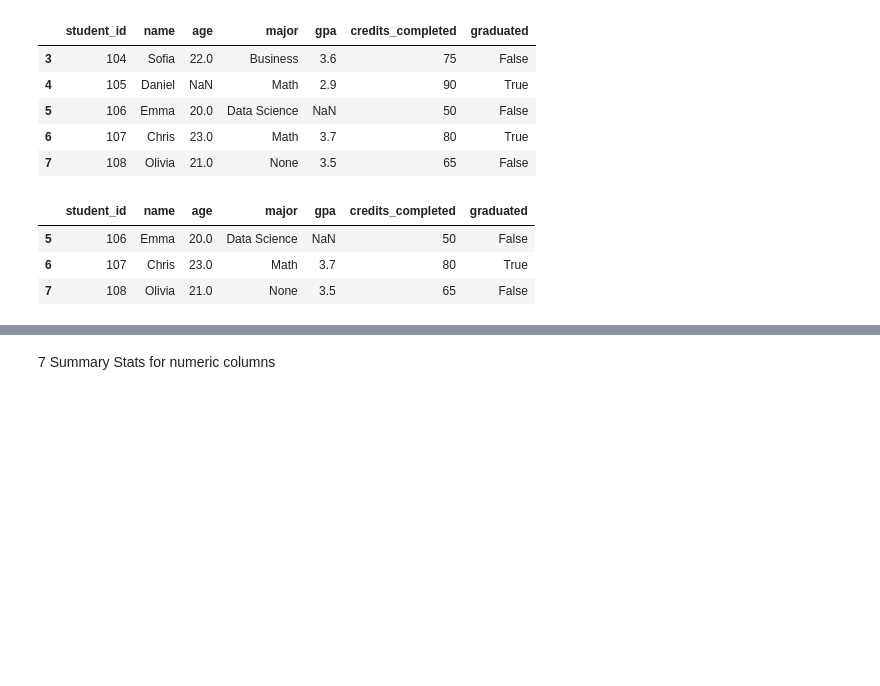
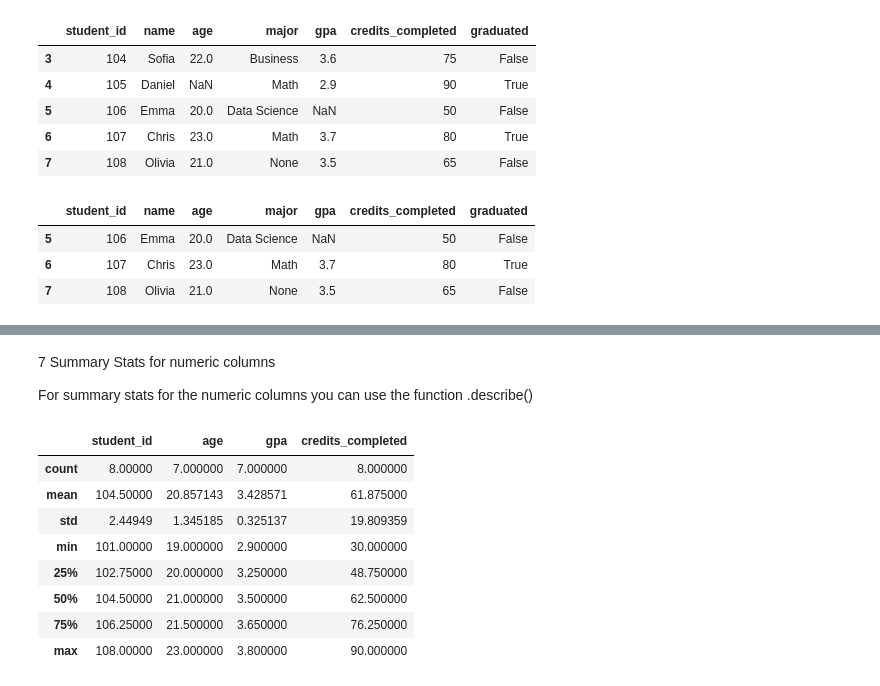
Before and after one commit to JoshPatNava/Exploratory_Data_Analysis, a Jupyter notebook: Dataset_Overview/dataset_overview.ipynb, the cells around one changed output, grey strips where cells are left out. Saved outputs shown, nothing was run; the diff lists cells and outputs as text; code cells hidden in the pictures; blank space fills up the shorter version.

```diff
--- a/Dataset_Overview/dataset_overview.ipynb
+++ b/Dataset_Overview/dataset_overview.ipynb
@@ -98,4 +156,19 @@ over_df.tail(3)
 # %% [markdown]
 7 Summary Stats for numeric columns
+
+For summary stats for the numeric columns you can use the function .describe()
+# %%
+# Check the summary stats for the dataframe
+over_df.describe()
+# %% [output]
+|  | student_id | age | gpa | credits_completed |
+| count | 8.00000 | 7.000000 | 7.000000 | 8.000000 |
+| mean | 104.50000 | 20.857143 | 3.428571 | 61.875000 |
+| std | 2.44949 | 1.345185 | 0.325137 | 19.809359 |
+| min | 101.00000 | 19.000000 | 2.900000 | 30.000000 |
+| 25% | 102.75000 | 20.000000 | 3.250000 | 48.750000 |
+| 50% | 104.50000 | 21.000000 | 3.500000 | 62.500000 |
+| 75% | 106.25000 | 21.500000 | 3.650000 | 76.250000 |
+| max | 108.00000 | 23.000000 | 3.800000 | 90.000000 |
 # %% [markdown]
 8 Summary Stats for All Columns
```
Also changed, not shown: parts of 28 cells of this notebook, 2 other files.
